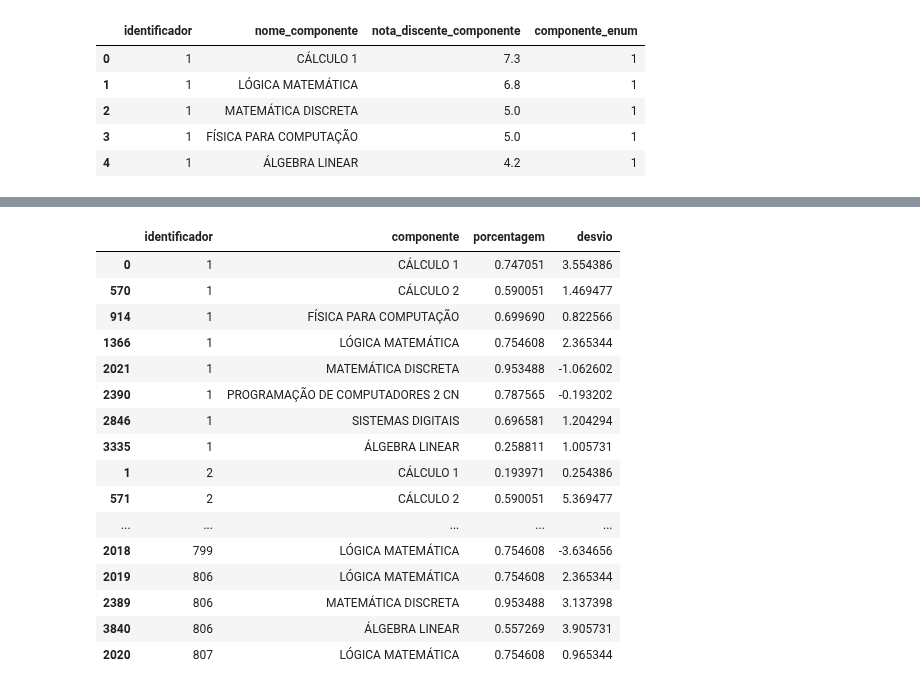
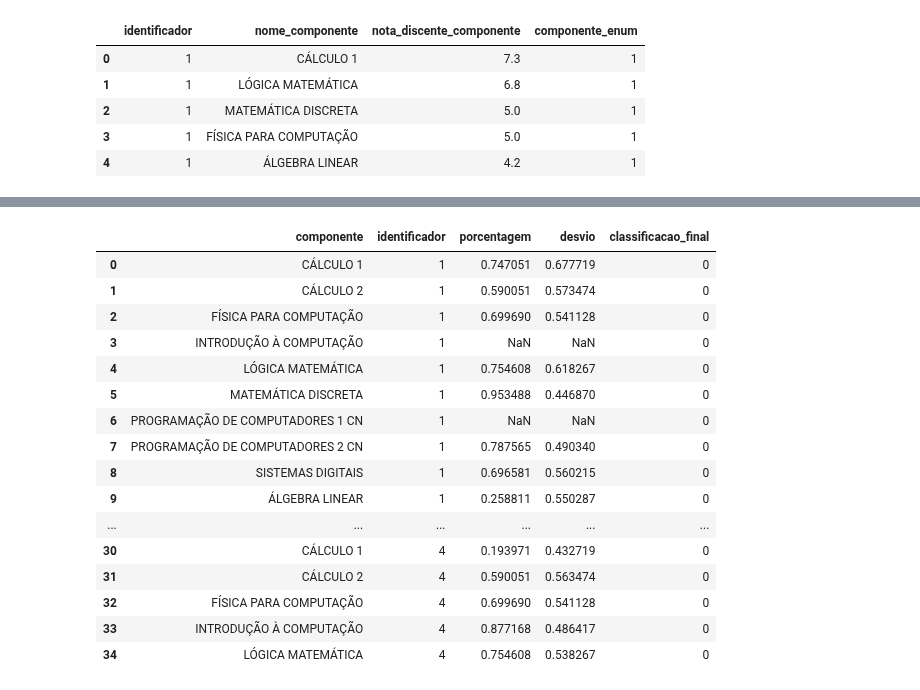
Before and after one commit to luanagbmartins/inteligencia-artificial, a Jupyter notebook: Decision Tree.ipynb, the cells around one changed output, grey strips where cells are left out. Drawn from its saved outputs; the diff is of its cells as text; code cells hidden in the pictures.

```diff
--- a/Decision Tree.ipynb
+++ b/Decision Tree.ipynb
@@ -90,6 +61,0 @@ memory usage: 11.3+ MB
-# %%
-# 0 significa mau aluno
-# 1 significa bom aluno
-# Todos começam como mau aluno
-df['classificacao'] = 0
-df[['classificacao']].head()
@@ -236,5 +186,6 @@ notas = pd.merge(df[['id', 'nome_componente', 'nota_discente_componente']].\
                        rename(columns={'id': 'identificador'}),\
                        identificadores, how='outer', on='identificador')
 # enumerar linhas repetidas
-notas['componente_enum'] = notas[['identificador', 'nome_componente']].groupby(by=['identificador', 'nome_componente']).cumcount()+1
-notas.head(15)
+notas['componente_enum'] = notas[['identificador', 'nome_componente']].\
+groupby(by=['identificador', 'nome_componente']).\
+cumcount()+1
@@ -333,8 +246,9 @@ notas.head()
 | 4 | 1 | ÁLGEBRA LINEAR | 4.2 | 1 |
 # %%
 dados_finais = notas[['identificador', 'nome_componente', 'nota_discente_componente', 'componente_enum']]
-dados_finais = pd.merge(dados_finais, bons_alunos, how='outer', on=['nome_componente', 'componente_enum'])
-
-dados_finais[dados_finais['identificador']==1].head(30)
+dados_finais = pd.merge(dados_finais, disciplinas[['nome_componente']], how='inner', on='nome_componente')
+dados_finais = pd.merge(dados_finais, bons_alunos, how='outer', on=['nome_componente', 'componente_enum']).\
+sort_values(by=['identificador', 'nome_componente'])
+dados_finais.head(30)
 # %% [output]
 |  | identificador | nome_componente | nota_discente_componente | componente_enum | porcentagem | media |
@@ -357,41 +271,77 @@ dados_finais[dados_finais['identificador']==1].head(30)
 # %%
 repeticoes = dados_finais.\
 groupby(by=['identificador', 'nome_componente']).count().reset_index([0,-1]).\
 rename(columns={'nota_discente_componente':'repeticoes'})\
 [['identificador', 'nome_componente', 'repeticoes']]
 
 resultado = pd.merge(repeticoes, dados_finais, how='outer', on=['identificador', 'nome_componente']).\
 groupby(by=['identificador', 'nome_componente', 'repeticoes']).\
 min().\
 reset_index([0,-1])
 
+resultado['desvio'] = resultado['nota_discente_componente'] - resultado['media']
+resultado['desvio'] += 10
+resultado['desvio'] /= 20
+
 resultado['componente'] = resultado.index
 
 resultado = resultado[['identificador', 'componente', 'porcentagem', 'desvio']].\
 sort_values(by=['identificador', 'componente']).\
 reset_index()\
 [['identificador', 'componente', 'porcentagem', 'desvio']]
 
 disc = disciplinas.rename(columns={'nome_componente': 'componente'})
+
 resultado = pd.merge(resultado, disc, how='inner', on='componente').\
+sort_values(by=['identificador', 'componente']).\
+astype({'identificador' : int})
+
+resultado = pd.merge(resultado, disc, how='outer', on='componente').\
 sort_values(by=['identificador', 'componente'])
 
-resultado
+resultado.head(30)
+
+# verificar valores vazios / desconhecidos
+
+check_disc = [ x['componente'] for x in list(disc.T.to_dict().values()) ]
+
+check_ids = [ x['identificador'] for x in list(resultado.T.to_dict().values())]
+
+check_ids = [ v for i,v in enumerate(check_ids) if check_ids.index(v) == i ]
+
+table = []
+for idx in check_ids:
+    for d in check_disc:
+        row = {}
+        row['identificador'] = idx
+        row['componente'] = d
+        table.append(row)
+
+resultado = pd.merge( pd.DataFrame(table), resultado, how='outer', on=['identificador', 'componente']).\
+sort_values(by=['identificador', 'componente'])
+
+# colocar a classificação como coluna
+
+resultado = \
+pd.merge(resultado, alunos[['identificador', 'classificacao_final']], how='inner', on='identificador').\
+sort_values(by=['identificador', 'componente'])
+
+resultado.head(35)
 # %% [output]
-|  | identificador | componente | porcentagem | desvio |
-| 0 | 1 | CÁLCULO 1 | 0.747051 | 3.554386 |
-| 570 | 1 | CÁLCULO 2 | 0.590051 | 1.469477 |
-| 914 | 1 | FÍSICA PARA COMPUTAÇÃO | 0.699690 | 0.822566 |
-| 1366 | 1 | LÓGICA MATEMÁTICA | 0.754608 | 2.365344 |
-| 2021 | 1 | MATEMÁTICA DISCRETA | 0.953488 | -1.062602 |
-| 2390 | 1 | PROGRAMAÇÃO DE COMPUTADORES 2 CN | 0.787565 | -0.193202 |
-| 2846 | 1 | SISTEMAS DIGITAIS | 0.696581 | 1.204294 |
-| 3335 | 1 | ÁLGEBRA LINEAR | 0.258811 | 1.005731 |
-| 1 | 2 | CÁLCULO 1 | 0.193971 | 0.254386 |
-| 571 | 2 | CÁLCULO 2 | 0.590051 | 5.369477 |
-| ... | ... | ... | ... | ... |
-| 2018 | 799 | LÓGICA MATEMÁTICA | 0.754608 | -3.634656 |
-| 2019 | 806 | LÓGICA MATEMÁTICA | 0.754608 | 2.365344 |
-| 2389 | 806 | MATEMÁTICA DISCRETA | 0.953488 | 3.137398 |
-| 3840 | 806 | ÁLGEBRA LINEAR | 0.557269 | 3.905731 |
-| 2020 | 807 | LÓGICA MATEMÁTICA | 0.754608 | 0.965344 |
+|  | componente | identificador | porcentagem | desvio | classificacao_final |
+| 0 | CÁLCULO 1 | 1 | 0.747051 | 0.677719 | 0 |
+| 1 | CÁLCULO 2 | 1 | 0.590051 | 0.573474 | 0 |
+| 2 | FÍSICA PARA COMPUTAÇÃO | 1 | 0.699690 | 0.541128 | 0 |
+| 3 | INTRODUÇÃO À COMPUTAÇÃO | 1 | NaN | NaN | 0 |
+| 4 | LÓGICA MATEMÁTICA | 1 | 0.754608 | 0.618267 | 0 |
+| 5 | MATEMÁTICA DISCRETA | 1 | 0.953488 | 0.446870 | 0 |
+| 6 | PROGRAMAÇÃO DE COMPUTADORES 1 CN | 1 | NaN | NaN | 0 |
+| 7 | PROGRAMAÇÃO DE COMPUTADORES 2 CN | 1 | 0.787565 | 0.490340 | 0 |
+| 8 | SISTEMAS DIGITAIS | 1 | 0.696581 | 0.560215 | 0 |
+| 9 | ÁLGEBRA LINEAR | 1 | 0.258811 | 0.550287 | 0 |
+| ... | ... | ... | ... | ... | ... |
+| 30 | CÁLCULO 1 | 4 | 0.193971 | 0.432719 | 0 |
+| 31 | CÁLCULO 2 | 4 | 0.590051 | 0.563474 | 0 |
+| 32 | FÍSICA PARA COMPUTAÇÃO | 4 | 0.699690 | 0.541128 | 0 |
+| 33 | INTRODUÇÃO À COMPUTAÇÃO | 4 | 0.877168 | 0.486417 | 0 |
+| 34 | LÓGICA MATEMÁTICA | 4 | 0.754608 | 0.538267 | 0 |
```
Also changed, not shown: parts of 14 cells of this notebook.
